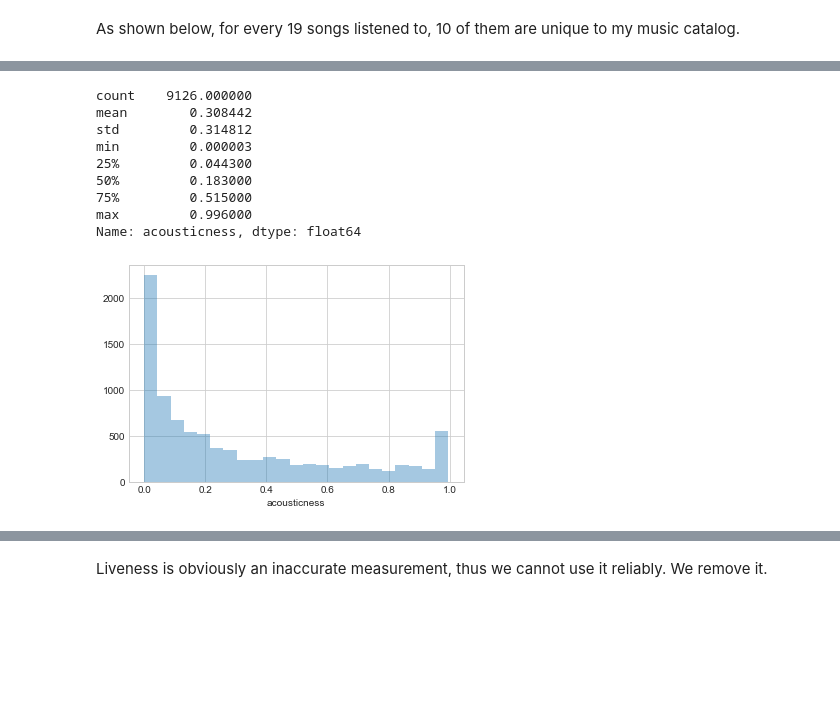
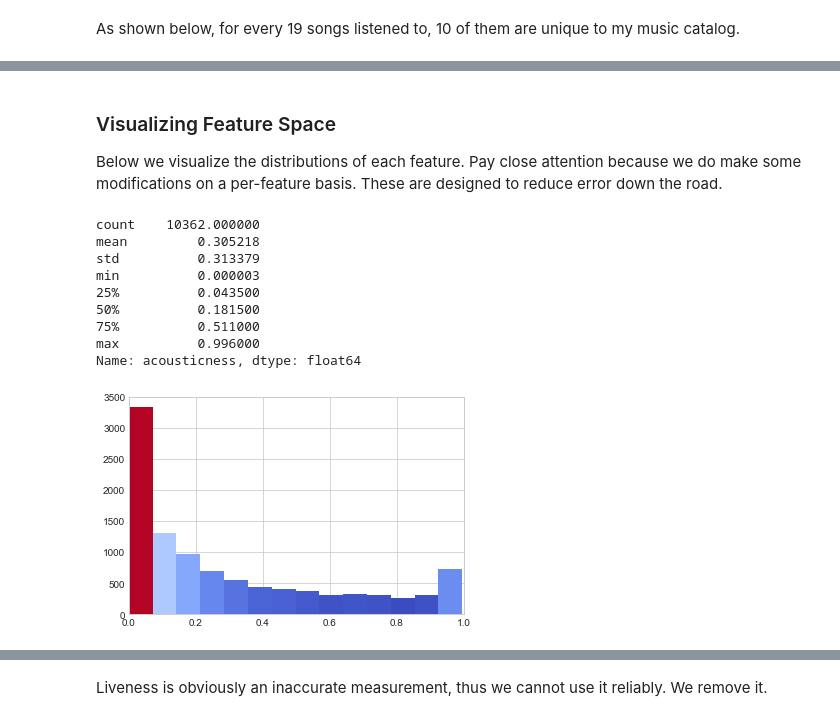
Before and after one commit to liebscher/musicanalysis, a Jupyter notebook: 3_Data_Explore.ipynb, the cells around one changed output, grey strips where cells are left out. Cells and saved outputs as stored; diff of their text form; code cells hidden in the pictures; blank space fills up the shorter version.

```diff
--- a/3_Data_Explore.ipynb
+++ b/3_Data_Explore.ipynb
@@ -40,9 +22,11 @@ def correctTimestamp(timestamp):
 # %%
 full_history = pd.read_json('data/history_comp.json')
-full_history['timestamp'] = full_history['timestamp'].apply(correctTimestamp)
+
+if full_history['timestamp'].max().tz is None:
+    full_history['timestamp'] = pd.to_datetime(full_history['timestamp'], utc=True)
+    full_history['timestamp'] = full_history['timestamp'].apply(lambda t: t.tz_convert('US/Pacific'))
+
 full_history = full_history.drop('index', axis=1)
-# %%
-full_history = full_history.sample(5000)
 # %% [markdown]
 As shown below, for every 19 songs listened to, 10 of them are unique to my music catalog.
 # %%
@@ -66,15 +52,31 @@ artists.sample(5)
+# %% [markdown]
+### Visualizing Feature Space
+
+Below we visualize the distributions of each feature. Pay close attention because we do make some modifications on a per-feature basis. These are designed to reduce error down the road.
+# %%
+def hist(X, xlim, bins=14):
+    plt.xlim(xlim)
+    N, bins, patches = plt.hist(X, bins=bins)
+
+    fracs = N / N.max()
+
+    norm = colors.Normalize(fracs.min(), fracs.max())
+
+    for thisfrac, thispatch in zip(fracs, patches):
+        color = plt.cm.coolwarm(norm(thisfrac))
+        thispatch.set_facecolor(color)
 # %%
-sns.distplot(full_history['acousticness'], kde=False)
+hist(full_history['acousticness'], [0,1])
 full_history['acousticness'].describe()
 # %% [output]
-count    9126.000000
-mean        0.308442
-std         0.314812
-min         0.000003
-25%         0.044300
-50%         0.183000
-75%         0.515000
-max         0.996000
+count    10362.000000
+mean         0.305218
+std          0.313379
+min          0.000003
+25%          0.043500
+50%          0.181500
+75%          0.511000
+max          0.996000
 Name: acousticness, dtype: float64
-[figure, old version]
+[figure, new version]
 # %%
```
Also changed, not shown: parts of 64 cells of this notebook, 3 other files.
